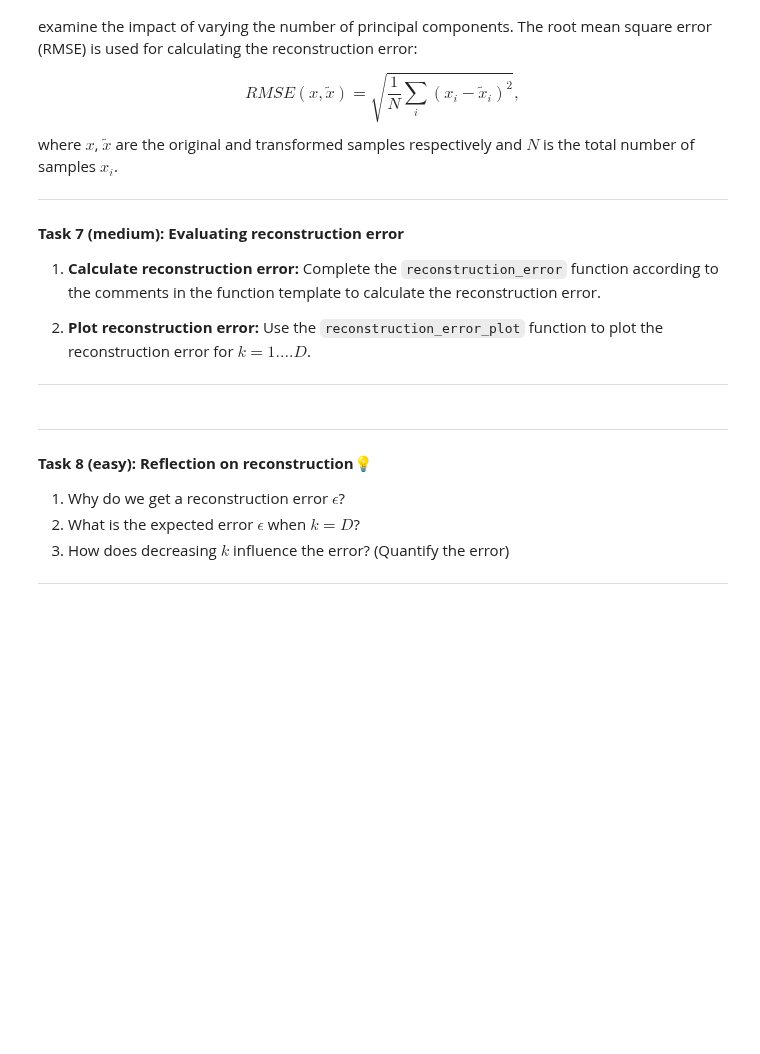
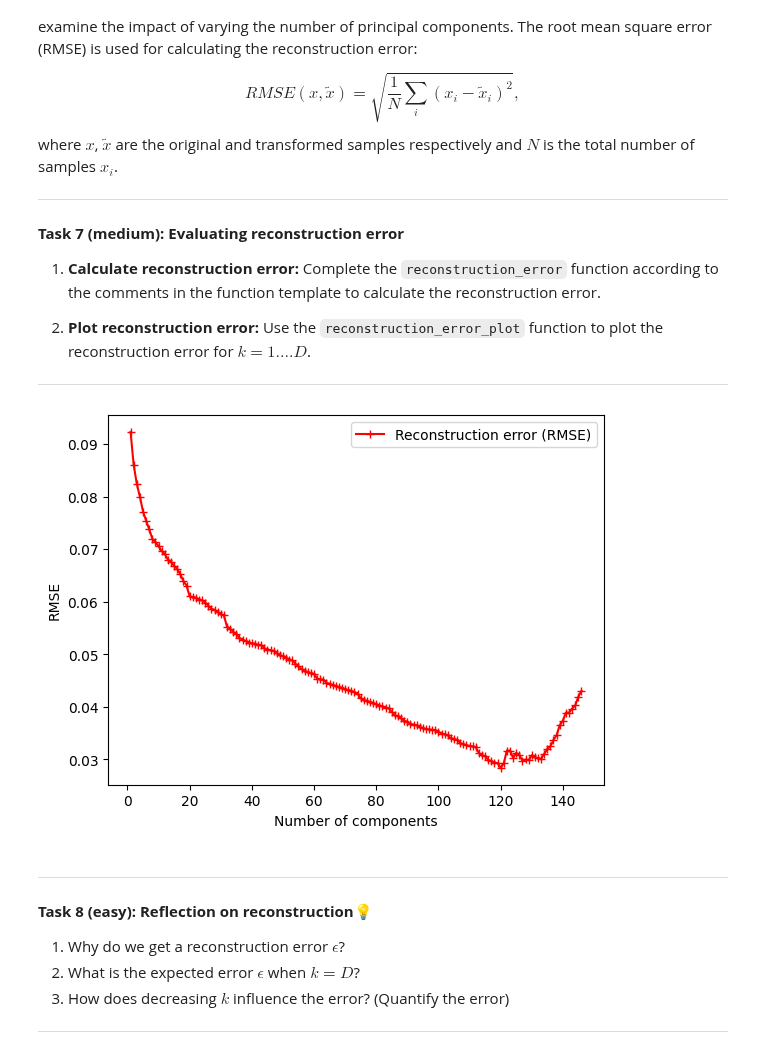
Before and after one commit to Mie-Jonasson/ComputerScienceMasters, a Jupyter notebook: IntroductionToMachineLearning/Exercises/W12/01-pca_intro.ipynb, the cells around one changed output. Cells and saved outputs as stored; diff of their text form; code cells hidden in the pictures; blank space fills up the shorter version.

```diff
--- a/IntroductionToMachineLearning/Exercises/W12/01-pca_intro.ipynb
+++ b/IntroductionToMachineLearning/Exercises/W12/01-pca_intro.ipynb
@@ -245,4 +385,9 @@ $$
 
 ---
 # %%
-# Write your answer here...
+# I honestly don't understand what else I'm supposed to do than use the formula
+
+Fi_k = V[:,0:3]
+a = np.matmul(Fi_k.T, shapes[0] - mu)
+
+print(a)
@@ -323,4 +475,22 @@ def transform_from_latent_space(v, principle_components, mu):
 
 ---
 # %%
-# Write your answer here ...
+X = shapes
+X_latent = transform_to_latent_space(X, V, mu)
+X_reconstructed = transform_from_latent_space(X_latent, V, mu)
+X_difference = X - X_reconstructed
+print(146)
+print(V.shape)
+print(np.real(X_difference))
+# 0 valued as expected
+
+for k in [1,2,5,20]:
+    V_k = V[:,0:k]
+    print(V_k.shape)
+    X_latent = transform_to_latent_space(X, V_k, mu)
+    X_reconstructed = transform_from_latent_space(X_latent, V_k, mu)
+    X_difference = X - X_reconstructed
+    print(k, '\n', np.real(X_difference))
+
+# the results are surprisingly small in their difference compared to the full component representation!
+# they still oscilate around 0 even for k=1, and tend to fall quickly as we move to k=20
@@ -355,35 +543,45 @@ def reconstruction_error(X, principal_components, mu):
     and then reconstructing it back to the original space.
 
     Args:
         X: Original data matrix with shape NxD, where N is the number of samples and D is
            the number of original features.
         principal_components: A Dxk matrix containing the principal components used for
            dimensionality reduction, where k is the number of components.
         mu: A D-element array representing the mean vector of the original data.
 
     Returns:
         The reconstruction error as a single float, representing the root mean squared
         error between the original and reconstructed data.
     """
-    # Write solutions here
-    ...
+    X_latent = transform_to_latent_space(X, principal_components, mu)
+    X_reconstructed = transform_from_latent_space(X_latent, principal_components, mu)
+    X_difference = X - X_reconstructed
+
+    N = X.shape[0] #number of samples
+    squared = np.square(X_difference)
+    rmse = np.sqrt(np.sum(squared)/N)
+
+    return rmse
 
 def reconstruction_error_plot(X, principal_components, mu):
     errs = []
     for i in range(len(principal_components)):
         errs.append(reconstruction_error(X, principal_components[:, :i], mu))
 
     x = np.arange(1, len(principal_components) + 1, 1)
 
     plt.figure()
     plt.xlabel('Number of components')
     plt.ylabel('RMSE')
     plt.plot(x, errs, 'r-+')
     plt.legend(['Reconstruction error (RMSE)'])
     plt.show()
 
+#the spike at the end is probably the old good complex numbers issue
 
 reconstruction_error_plot(shapes, comp, mu)
+# %% [output]
+[figure, added]
 # %% [markdown]
 
 ---
```
Also changed, not shown: parts of 12 cells of this notebook, 1 other file.
